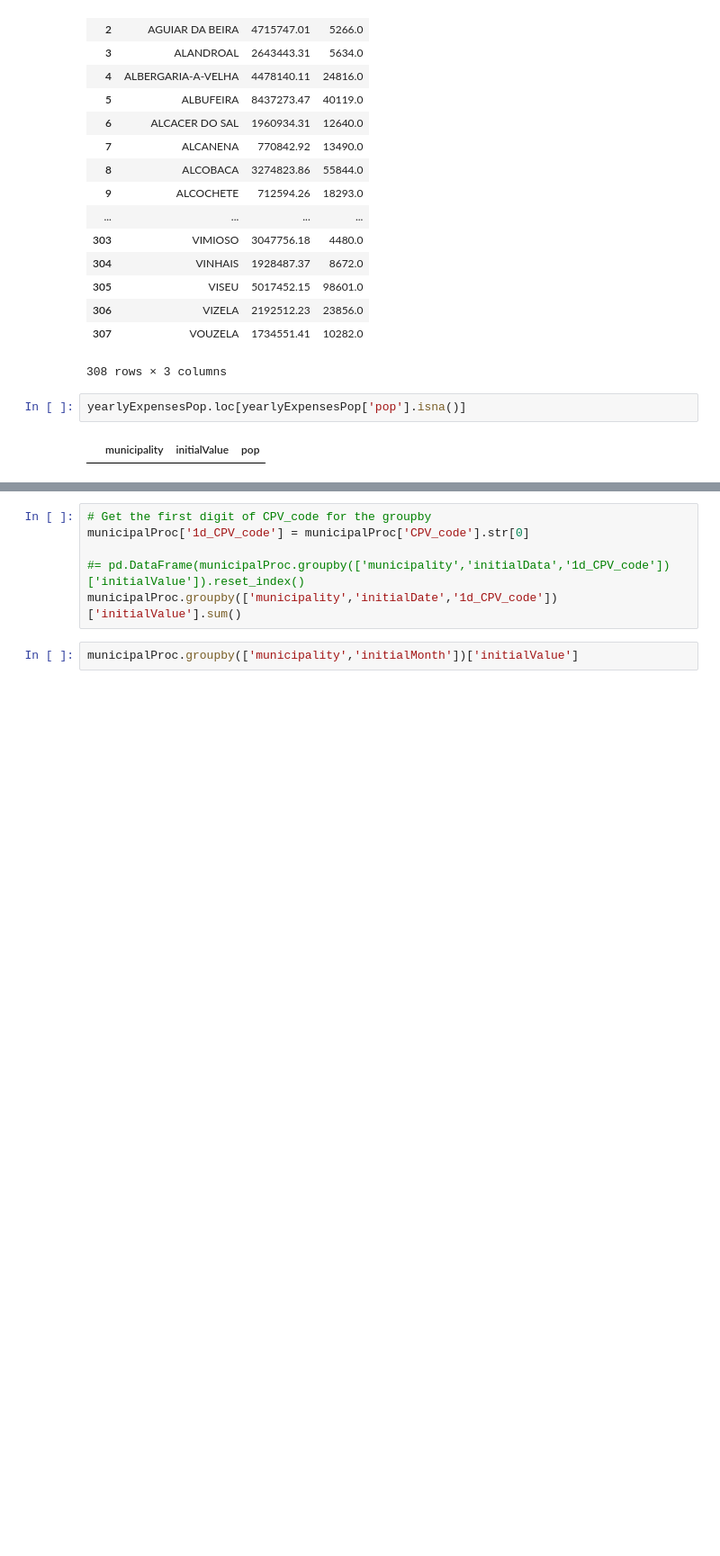
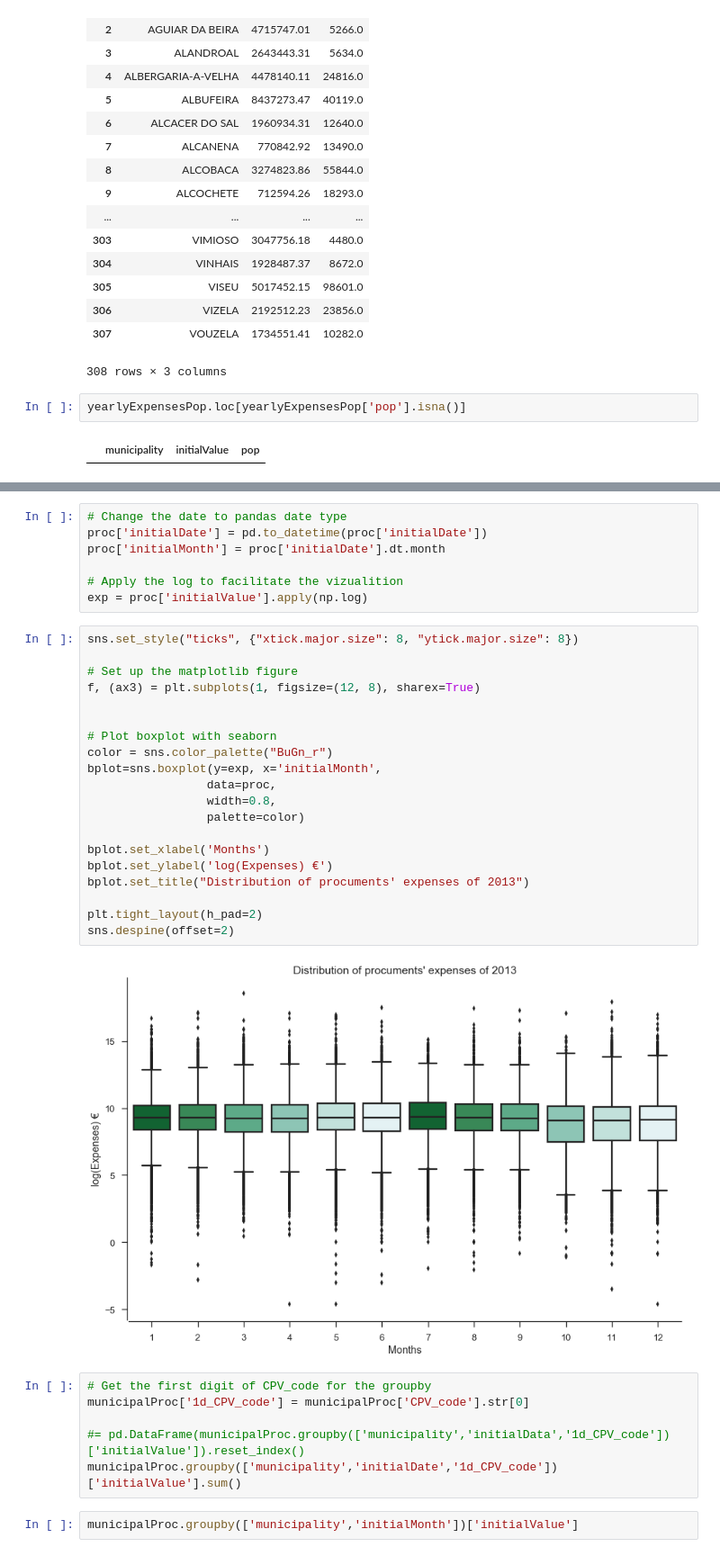
Before and after one commit to RodolfoLSS/Portuguese_Procurements, a Jupyter notebook: H7.20180088.ipynb, the cells around one changed output, grey strips where cells are left out. Shown: that part at 90% size. Drawn from its saved outputs; the diff is of its cells as text; blank space fills up the shorter version.

```diff
--- a/H7.20180088.ipynb
+++ b/H7.20180088.ipynb
@@ -365,3 +380,32 @@ sns.regplot(x=procValue["ID"], y=t, fit_reg=False,  scatter_kws={"color":"darkre
+# %%
+# Change the date to pandas date type
+proc['initialDate'] = pd.to_datetime(proc['initialDate'])
+proc['initialMonth'] = proc['initialDate'].dt.month
+
+# Apply the log to facilitate the vizualition
+exp = proc['initialValue'].apply(np.log)
+# %%
+sns.set_style("ticks", {"xtick.major.size": 8, "ytick.major.size": 8})
+
+# Set up the matplotlib figure
+f, (ax3) = plt.subplots(1, figsize=(12, 8), sharex=True)
+
+
+# Plot boxplot with seaborn
+color = sns.color_palette("BuGn_r")
+bplot=sns.boxplot(y=exp, x='initialMonth',
+                 data=proc,
+                 width=0.8,
+                 palette=color)
+
+bplot.set_xlabel('Months')
+bplot.set_ylabel('log(Expenses) €')
+bplot.set_title("Distribution of procuments' expenses of 2013")
+
+plt.tight_layout(h_pad=2)
+sns.despine(offset=2)
+# %% [output]
+[figure, added]
 # %%
 # Get the first digit of CPV_code for the groupby
 municipalProc['1d_CPV_code'] = municipalProc['CPV_code'].str[0]
```
Also changed, not shown: parts of 4 cells of this notebook.
